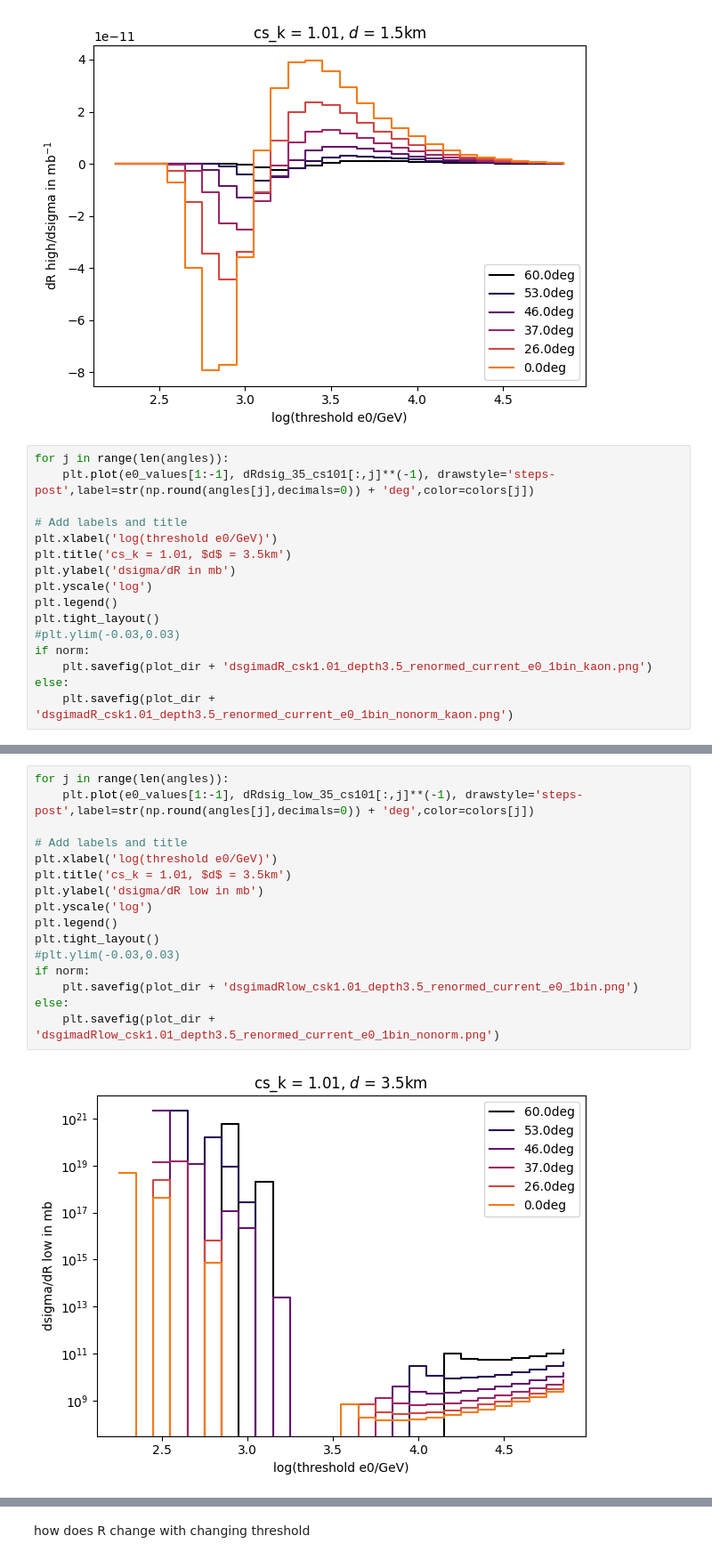
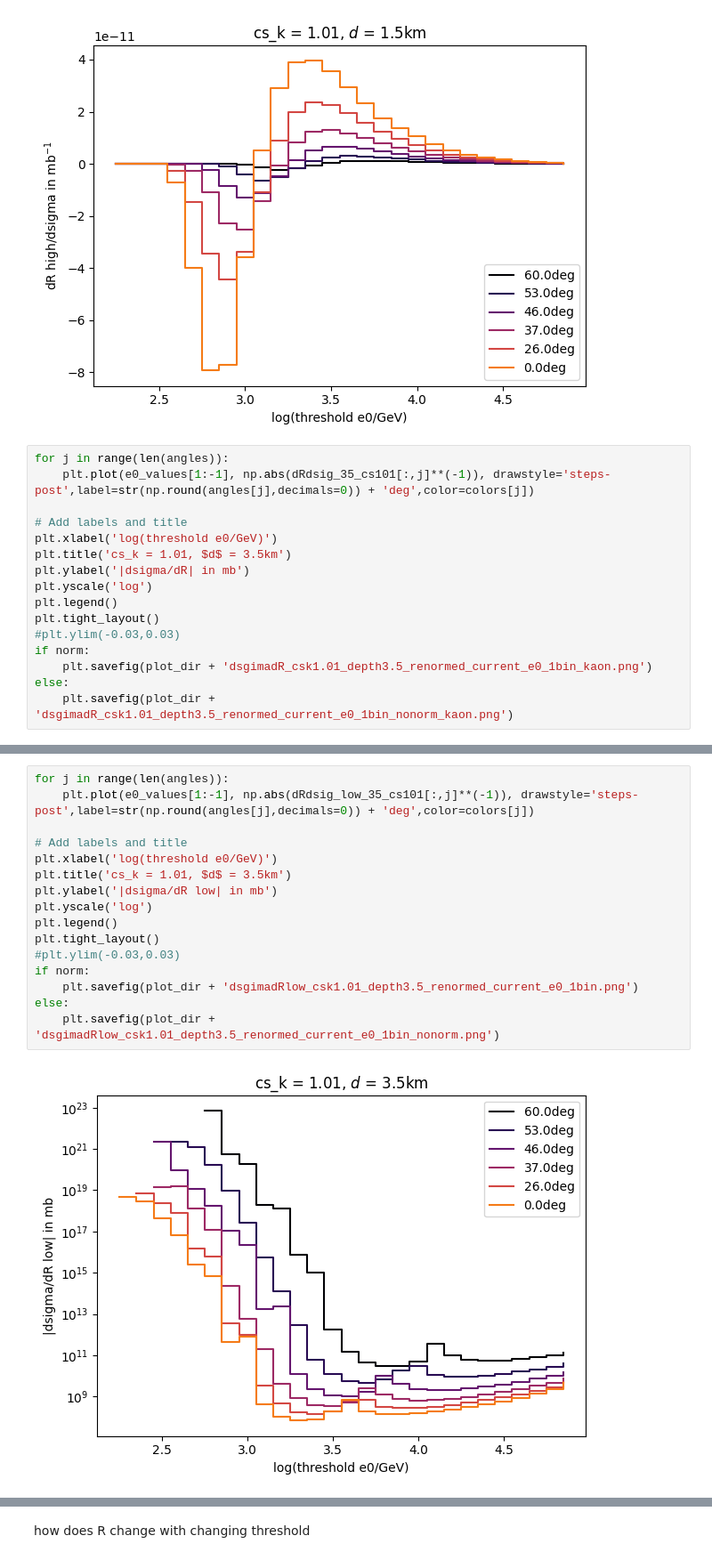
Before and after one commit to karohymon/cs-analysis, a Jupyter notebook: IceCube_diffuse_underground_bundles/sensitivity_per_ebin_kaon.ipynb, the cells around one changed output, grey strips where cells are left out. Shown at 89% size. Saved outputs shown, nothing was run; the diff lists cells and outputs as text.

Commit message:
absolute values for dsigma dR

```diff
--- a/IceCube_diffuse_underground_bundles/sensitivity_per_ebin_kaon.ipynb
+++ b/IceCube_diffuse_underground_bundles/sensitivity_per_ebin_kaon.ipynb
@@ -276,12 +276,12 @@ else:
 [figure]
 # %%
 for j in range(len(angles)):
-    plt.plot(e0_values[1:-1], dRdsig_35_cs101[:,j]**(-1), drawstyle='steps-post',label=str(np.round(angles[j],decimals=0)) + 'deg',color=colors[j])
+    plt.plot(e0_values[1:-1], np.abs(dRdsig_35_cs101[:,j]**(-1)), drawstyle='steps-post',label=str(np.round(angles[j],decimals=0)) + 'deg',color=colors[j])
 
 # Add labels and title
 plt.xlabel('log(threshold e0/GeV)')
 plt.title('cs_k = 1.01, $d$ = 3.5km')
-plt.ylabel('dsigma/dR in mb')
+plt.ylabel('|dsigma/dR| in mb')
 plt.yscale('log')
 plt.legend()
 plt.tight_layout()
@@ -295,20 +295,20 @@ else:
 # %%
 for j in range(len(angles)):
-    plt.plot(e0_values[1:-1], dRdsig_low_35_cs101[:,j]**(-1), drawstyle='steps-post',label=str(np.round(angles[j],decimals=0)) + 'deg',color=colors[j])
+    plt.plot(e0_values[1:-1], np.abs(dRdsig_low_35_cs101[:,j]**(-1)), drawstyle='steps-post',label=str(np.round(angles[j],decimals=0)) + 'deg',color=colors[j])
 
 # Add labels and title
 plt.xlabel('log(threshold e0/GeV)')
 plt.title('cs_k = 1.01, $d$ = 3.5km')
-plt.ylabel('dsigma/dR low in mb')
+plt.ylabel('|dsigma/dR low| in mb')
 plt.yscale('log')
 plt.legend()
 plt.tight_layout()
 #plt.ylim(-0.03,0.03)
 if norm:
     plt.savefig(plot_dir + 'dsgimadRlow_csk1.01_depth3.5_renormed_current_e0_1bin.png')
 else:
     plt.savefig(plot_dir + 'dsgimadRlow_csk1.01_depth3.5_renormed_current_e0_1bin_nonorm.png')
 # %% [output]
-[figure, old version]
+[figure, new version]
 # %%
 for j in range(len(angles)):
```
Also changed, not shown: parts of 5 cells of this notebook.
